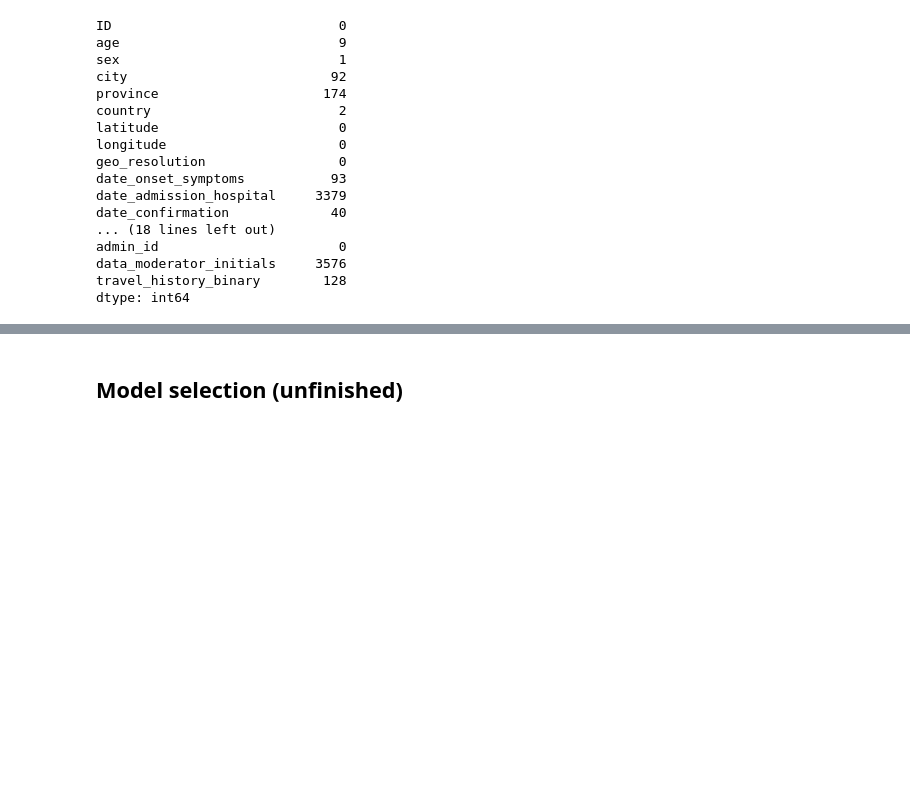
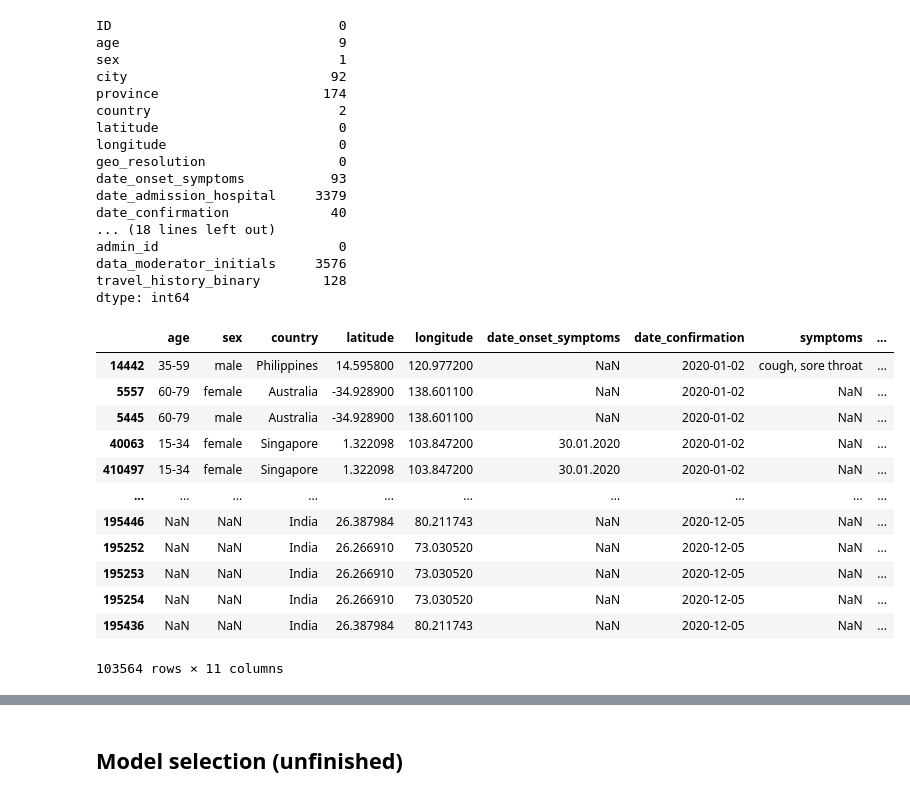
Before and after one commit to mattchap2/machine-learning, a Jupyter notebook: source-code.ipynb, the cells around one changed output, grey strips where cells are left out. Drawn from its saved outputs; the diff is of its cells as text; code cells hidden in the pictures; blank space fills up the shorter version.

```diff
--- a/source-code.ipynb
+++ b/source-code.ipynb
@@ -682,3 +665,22 @@ admin_id                       0
 data_moderator_initials     3576
 travel_history_binary        128
 dtype: int64
+# %%
+df_outcome_attributes = df_outcome[['age', 'sex', 'country',
+'latitude', 'longitude', 'date_onset_symptoms', 'date_confirmation',
+'symptoms', 'chronic_disease_binary', 'outcome', 'travel_history_binary']]
+df_outcome_attributes
+# %% [output]
+|  | age | sex | country | latitude | longitude | date_onset_symptoms | date_confirmation | symptoms | ... |
+| 14442 | 35-59 | male | Philippines | 14.595800 | 120.977200 | NaN | 2020-01-02 | cough, sore throat | ... |
+| 5557 | 60-79 | female | Australia | -34.928900 | 138.601100 | NaN | 2020-01-02 | NaN | ... |
+| 5445 | 60-79 | male | Australia | -34.928900 | 138.601100 | NaN | 2020-01-02 | NaN | ... |
+| 40063 | 15-34 | female | Singapore | 1.322098 | 103.847200 | 30.01.2020 | 2020-01-02 | NaN | ... |
+| 410497 | 15-34 | female | Singapore | 1.322098 | 103.847200 | 30.01.2020 | 2020-01-02 | NaN | ... |
+| ... | ... | ... | ... | ... | ... | ... | ... | ... | ... |
+| 195446 | NaN | NaN | India | 26.387984 | 80.211743 | NaN | 2020-12-05 | NaN | ... |
+| 195252 | NaN | NaN | India | 26.266910 | 73.030520 | NaN | 2020-12-05 | NaN | ... |
+| 195253 | NaN | NaN | India | 26.266910 | 73.030520 | NaN | 2020-12-05 | NaN | ... |
+| 195254 | NaN | NaN | India | 26.266910 | 73.030520 | NaN | 2020-12-05 | NaN | ... |
+| 195436 | NaN | NaN | India | 26.387984 | 80.211743 | NaN | 2020-12-05 | NaN | ... |
+103564 rows × 11 columns
```
Also changed, not shown: parts of 16 cells of this notebook.
